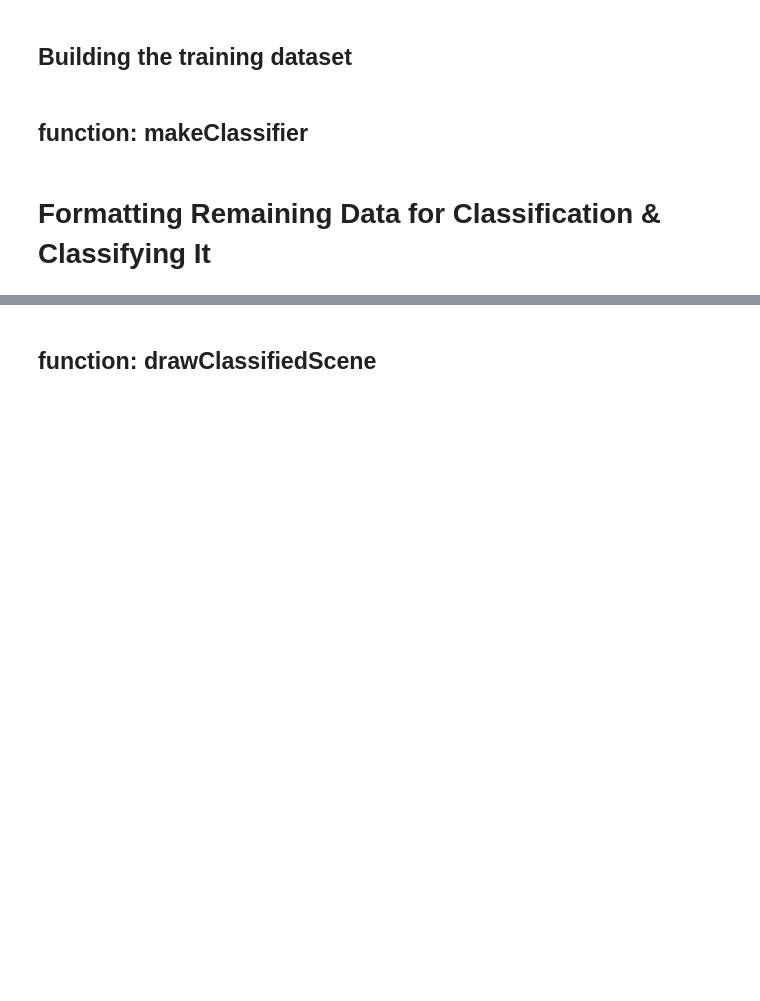
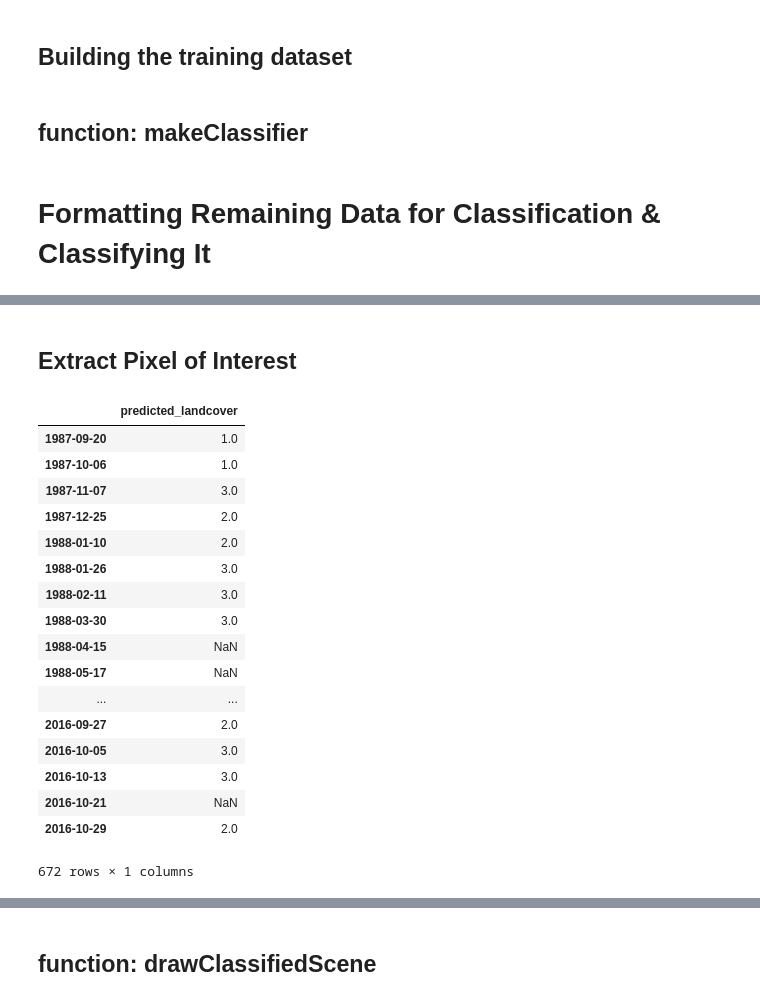
Before and after one commit to mjb-oz/urban_change, a Jupyter notebook: FullAnalysis.ipynb, the cells around one changed output, grey strips where cells are left out. Saved outputs shown, nothing was run; the diff lists cells and outputs as text; code cells hidden in the pictures; blank space fills up the shorter version.

```diff
--- a/FullAnalysis.ipynb
+++ b/FullAnalysis.ipynb
@@ -685,0 +1112,31 @@ def reformatAndClassify(study_area, clf):
+# %% [markdown]
+## Extract Pixel of Interest
+# %%
+# mt barker pixel that definitely changed
+# pixeldata = pd.DataFrame(data[129, 39, :].sel(band='predicted_landcover').values, index = data.date.values, columns = ['predicted_landcover'])
+
+# mt barker pixel that was always urban
+# pixeldata = pd.DataFrame(data[40, 63, :].sel(band='predicted_landcover').values, index = data.date.values, columns = ['predicted_landcover'])
+
+# mt barker pixel that was exception causing
+pixeldata = pd.DataFrame(data[106, 120, :].sel(band='predicted_landcover').values, index = data.date.values, columns = ['predicted_landcover'])
+pixeldata
+# %% [output]
+|  | predicted_landcover |
+| 1987-09-20 | 1.0 |
+| 1987-10-06 | 1.0 |
+| 1987-11-07 | 3.0 |
+| 1987-12-25 | 2.0 |
+| 1988-01-10 | 2.0 |
+| 1988-01-26 | 3.0 |
+| 1988-02-11 | 3.0 |
+| 1988-03-30 | 3.0 |
+| 1988-04-15 | NaN |
+| 1988-05-17 | NaN |
+| ... | ... |
+| 2016-09-27 | 2.0 |
+| 2016-10-05 | 3.0 |
+| 2016-10-13 | 3.0 |
+| 2016-10-21 | NaN |
+| 2016-10-29 | 2.0 |
+672 rows × 1 columns
```
Also changed, not shown: parts of 64 cells of this notebook.
